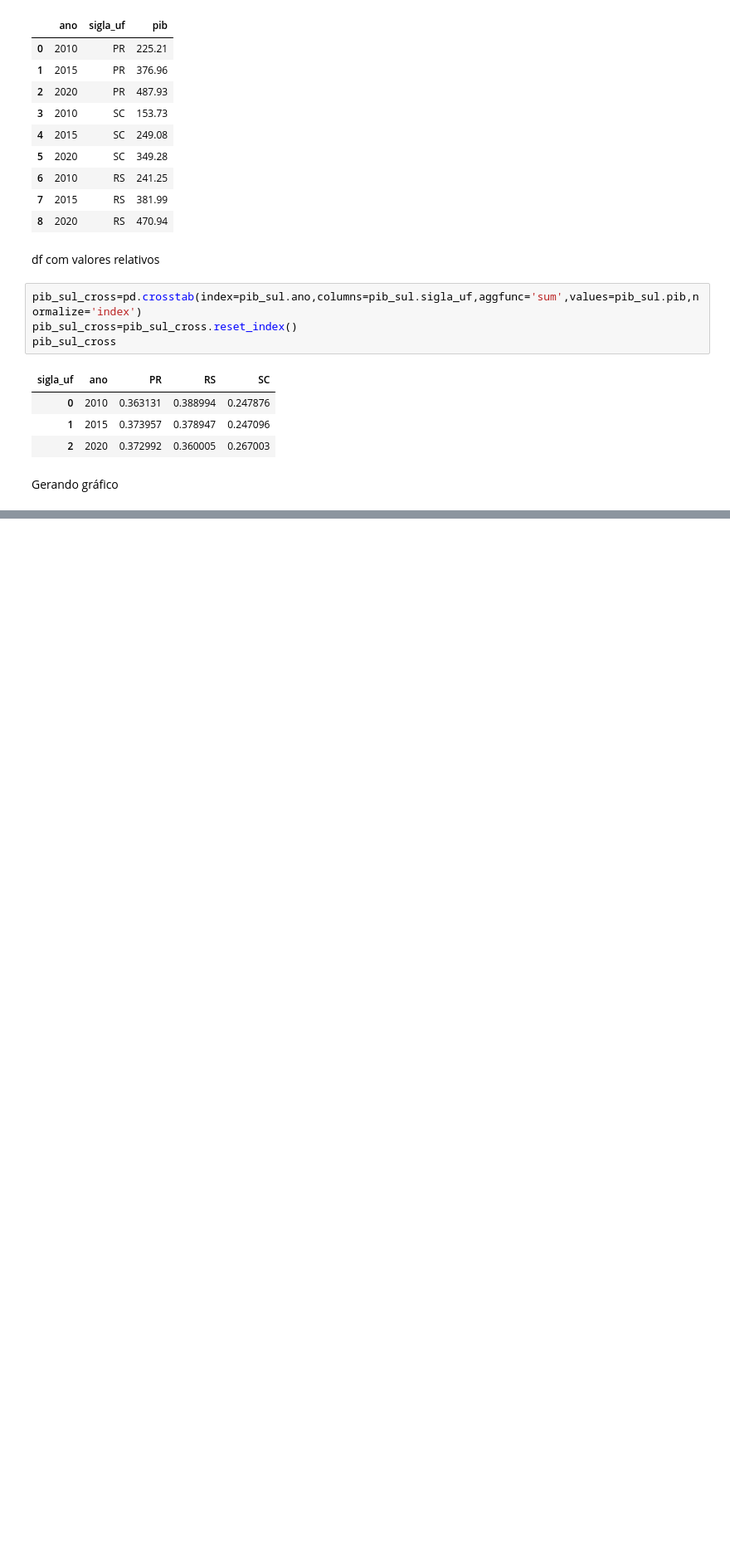
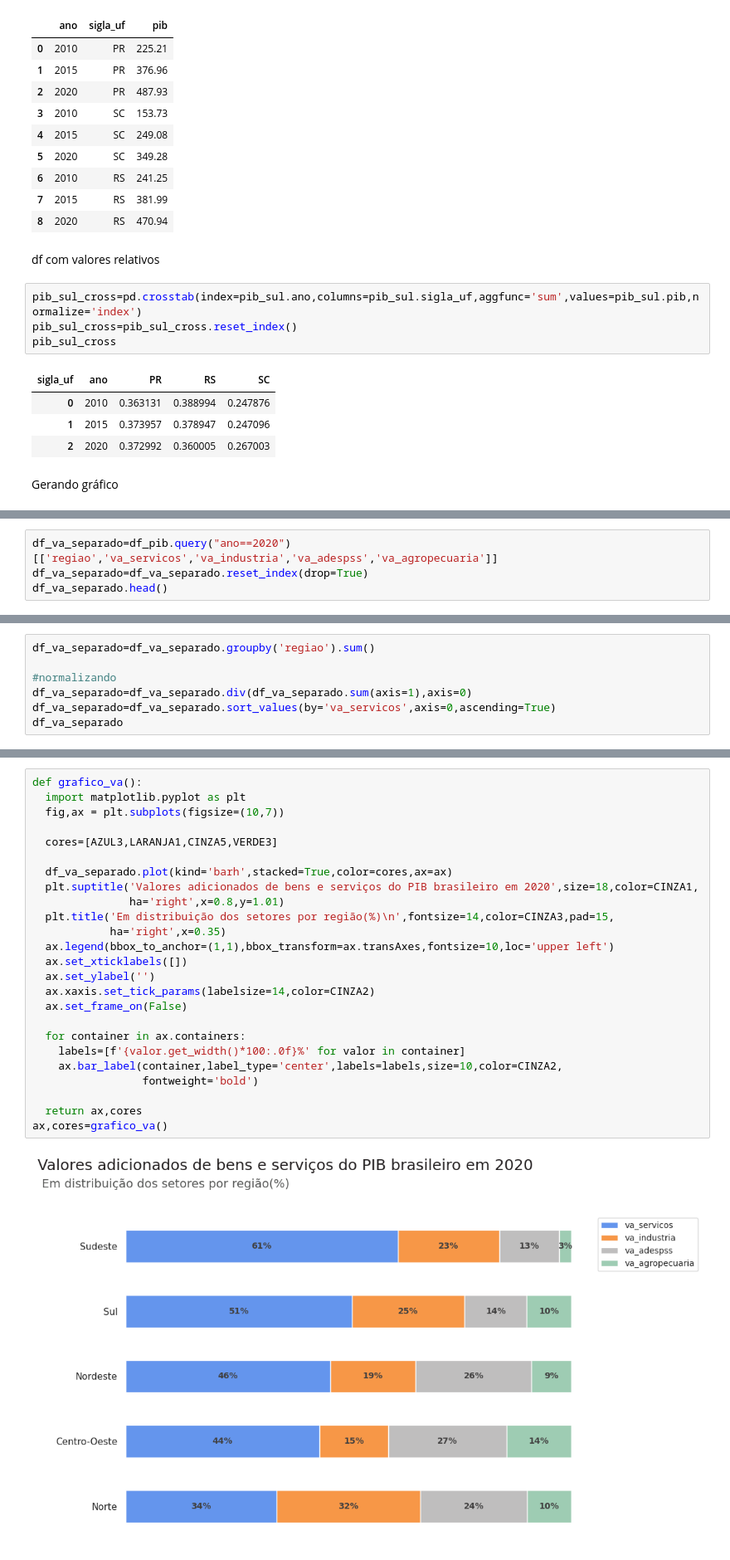
Before and after one commit to Jgabriel1800/PIB-no-brasil, a Jupyter notebook: PIBbrasil.ipynb, the cells around one changed output, grey strips where cells are left out. Shown: that part at 83% size. Drawn from its saved outputs; the diff is of its cells as text; blank space fills up the shorter version.

```diff
--- a/PIBbrasil.ipynb
+++ b/PIBbrasil.ipynb
@@ -342,0 +385,4 @@ Gerando gráfico
+# %%
+df_va_separado=df_pib.query("ano==2020")[['regiao','va_servicos','va_industria','va_adespss','va_agropecuaria']]
+df_va_separado=df_va_separado.reset_index(drop=True)
+df_va_separado.head()
@@ -342,0 +396,7 @@ Gerando gráfico
+# %%
+df_va_separado=df_va_separado.groupby('regiao').sum()
+
+#normalizando
+df_va_separado=df_va_separado.div(df_va_separado.sum(axis=1),axis=0)
+df_va_separado=df_va_separado.sort_values(by='va_servicos',axis=0,ascending=True)
+df_va_separado
@@ -342,0 +413,27 @@ Gerando gráfico
+# %%
+def grafico_va():
+  import matplotlib.pyplot as plt
+  fig,ax = plt.subplots(figsize=(10,7))
+
+  cores=[AZUL3,LARANJA1,CINZA5,VERDE3]
+
+  df_va_separado.plot(kind='barh',stacked=True,color=cores,ax=ax)
+  plt.suptitle('Valores adicionados de bens e serviços do PIB brasileiro em 2020',size=18,color=CINZA1,
+               ha='right',x=0.8,y=1.01)
+  plt.title('Em distribuição dos setores por região(%)\n',fontsize=14,color=CINZA3,pad=15,
+            ha='right',x=0.35)
+  ax.legend(bbox_to_anchor=(1,1),bbox_transform=ax.transAxes,fontsize=10,loc='upper left')
+  ax.set_xticklabels([])
+  ax.set_ylabel('')
+  ax.xaxis.set_tick_params(labelsize=14,color=CINZA2)
+  ax.set_frame_on(False)
+
+  for container in ax.containers:
+    labels=[f'{valor.get_width()*100:.0f}%' for valor in container]
+    ax.bar_label(container,label_type='center',labels=labels,size=10,color=CINZA2,
+                 fontweight='bold')
+
+  return ax,cores
+ax,cores=grafico_va()
+# %% [output]
+[figure, added]
```
Also changed, not shown: parts of 12 cells of this notebook.
